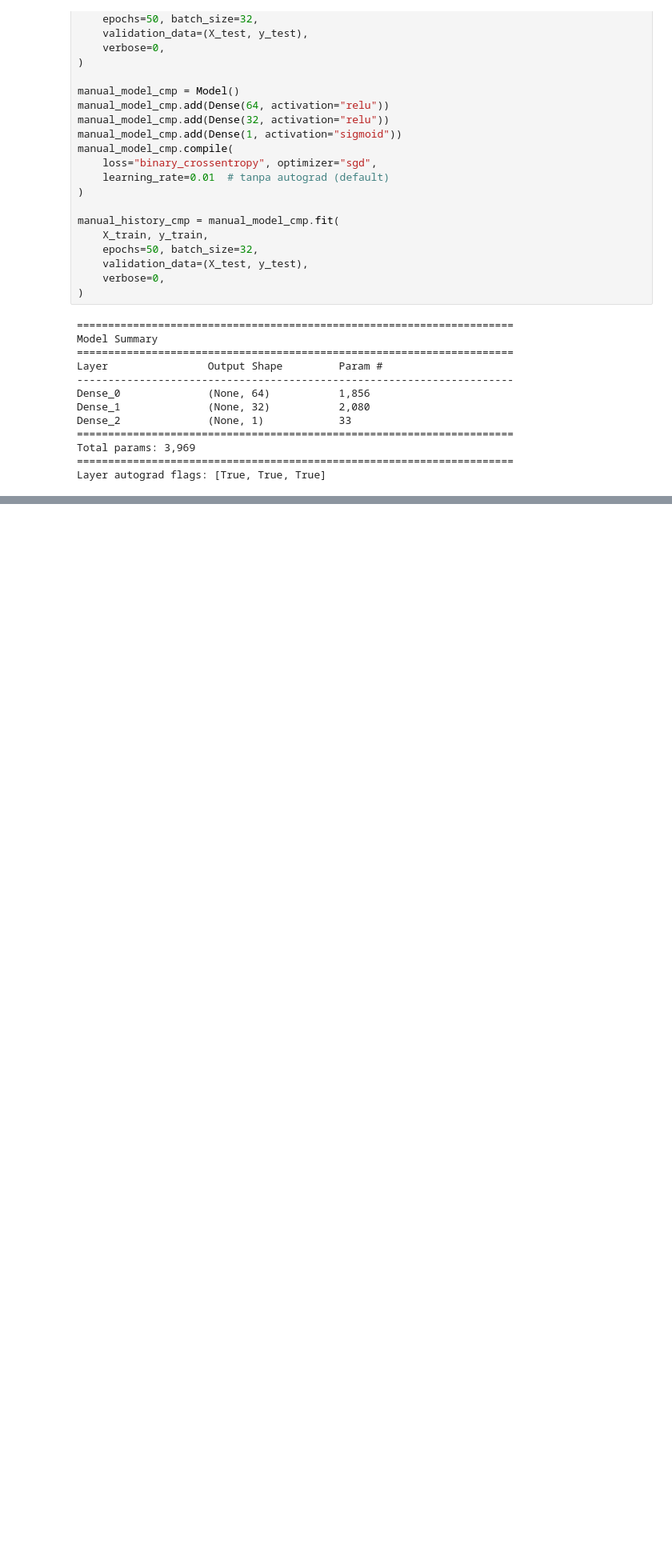
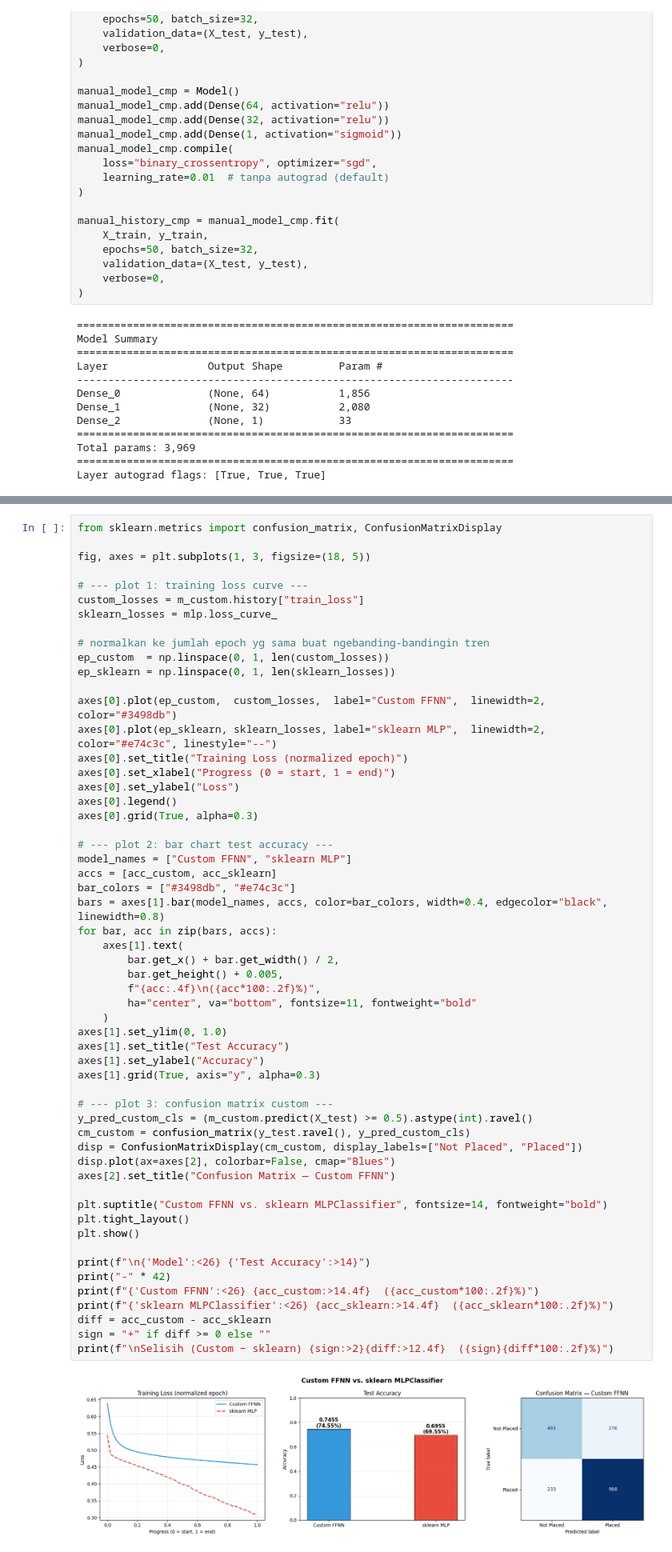
Before and after one commit to KennethhPoenadi/ML-Xianglongbao, a Jupyter notebook: src/main.ipynb, the cells around one changed output, grey strips where cells are left out. Shown at 80% size. Drawn from its saved outputs; the diff is of its cells as text; blank space fills up the shorter version.

```diff
--- a/src/main.ipynb
+++ b/src/main.ipynb
@@ -1294,0 +1382,58 @@ Manual                     0.4629       0.5198     0.7400
+# %%
+from sklearn.metrics import confusion_matrix, ConfusionMatrixDisplay
+
+fig, axes = plt.subplots(1, 3, figsize=(18, 5))
+
+# --- plot 1: training loss curve ---
+custom_losses = m_custom.history["train_loss"]
+sklearn_losses = mlp.loss_curve_
+
+# normalkan ke jumlah epoch yg sama buat ngebanding-bandingin tren
+ep_custom  = np.linspace(0, 1, len(custom_losses))
+ep_sklearn = np.linspace(0, 1, len(sklearn_losses))
+
+axes[0].plot(ep_custom,  custom_losses,  label="Custom FFNN",  linewidth=2,   color="#3498db")
+axes[0].plot(ep_sklearn, sklearn_losses, label="sklearn MLP",  linewidth=2,   color="#e74c3c", linestyle="--")
+axes[0].set_title("Training Loss (normalized epoch)")
+axes[0].set_xlabel("Progress (0 = start, 1 = end)")
+axes[0].set_ylabel("Loss")
+axes[0].legend()
+axes[0].grid(True, alpha=0.3)
+
+# --- plot 2: bar chart test accuracy ---
+model_names = ["Custom FFNN", "sklearn MLP"]
+accs = [acc_custom, acc_sklearn]
+bar_colors = ["#3498db", "#e74c3c"]
+bars = axes[1].bar(model_names, accs, color=bar_colors, width=0.4, edgecolor="black", linewidth=0.8)
+for bar, acc in zip(bars, accs):
+    axes[1].text(
+        bar.get_x() + bar.get_width() / 2,
+        bar.get_height() + 0.005,
+        f"{acc:.4f}\n({acc*100:.2f}%)",
+        ha="center", va="bottom", fontsize=11, fontweight="bold"
+    )
+axes[1].set_ylim(0, 1.0)
+axes[1].set_title("Test Accuracy")
+axes[1].set_ylabel("Accuracy")
+axes[1].grid(True, axis="y", alpha=0.3)
+
+# --- plot 3: confusion matrix custom ---
+y_pred_custom_cls = (m_custom.predict(X_test) >= 0.5).astype(int).ravel()
+cm_custom = confusion_matrix(y_test.ravel(), y_pred_custom_cls)
+disp = ConfusionMatrixDisplay(cm_custom, display_labels=["Not Placed", "Placed"])
+disp.plot(ax=axes[2], colorbar=False, cmap="Blues")
+axes[2].set_title("Confusion Matrix — Custom FFNN")
+
+plt.suptitle("Custom FFNN vs. sklearn MLPClassifier", fontsize=14, fontweight="bold")
+plt.tight_layout()
+plt.show()
+
+print(f"\n{'Model':<26} {'Test Accuracy':>14}")
+print("-" * 42)
+print(f"{'Custom FFNN':<26} {acc_custom:>14.4f}  ({acc_custom*100:.2f}%)")
+print(f"{'sklearn MLPClassifier':<26} {acc_sklearn:>14.4f}  ({acc_sklearn*100:.2f}%)")
+diff = acc_custom - acc_sklearn
+sign = "+" if diff >= 0 else ""
+print(f"\nSelisih (Custom − sklearn) {sign:>2}{diff:>12.4f}  ({sign}{diff*100:.2f}%)")
+# %% [output]
+[figure, added]
```
Also changed, not shown: parts of 35 cells of this notebook, 2 other files.
